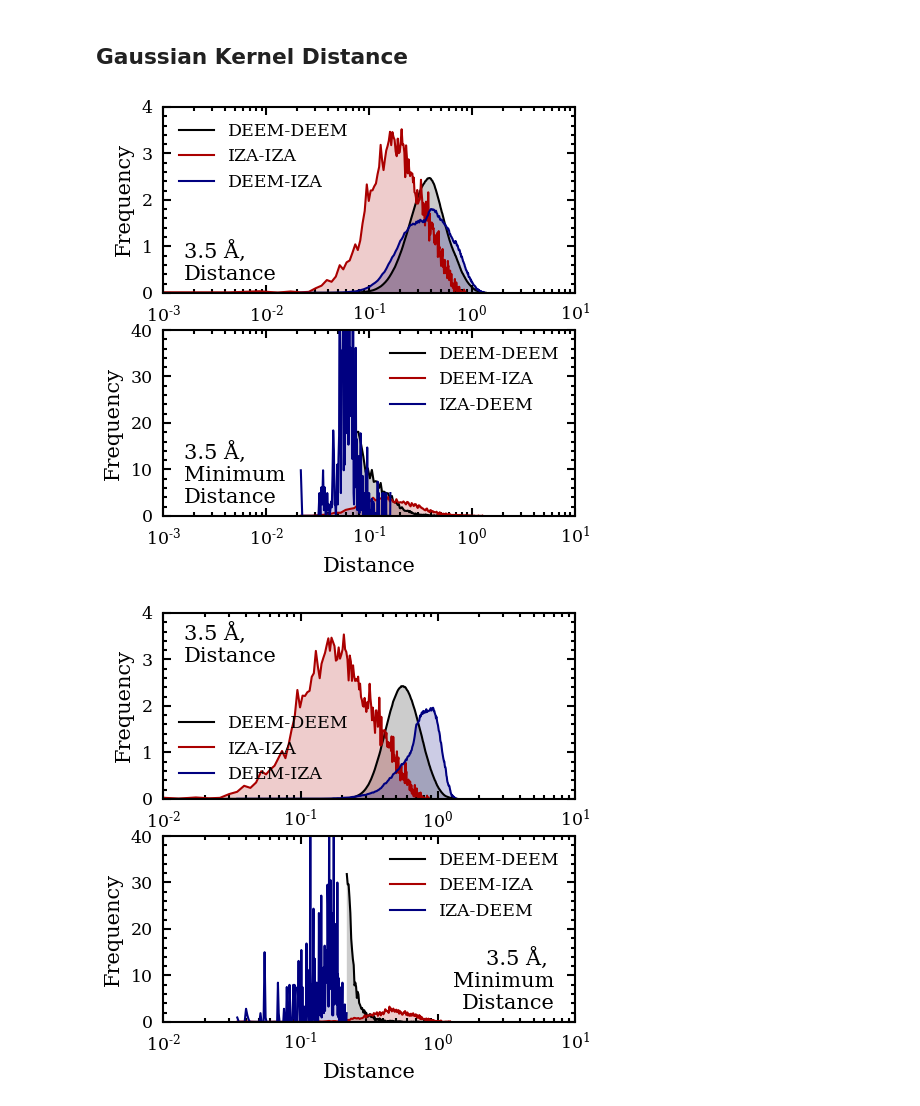
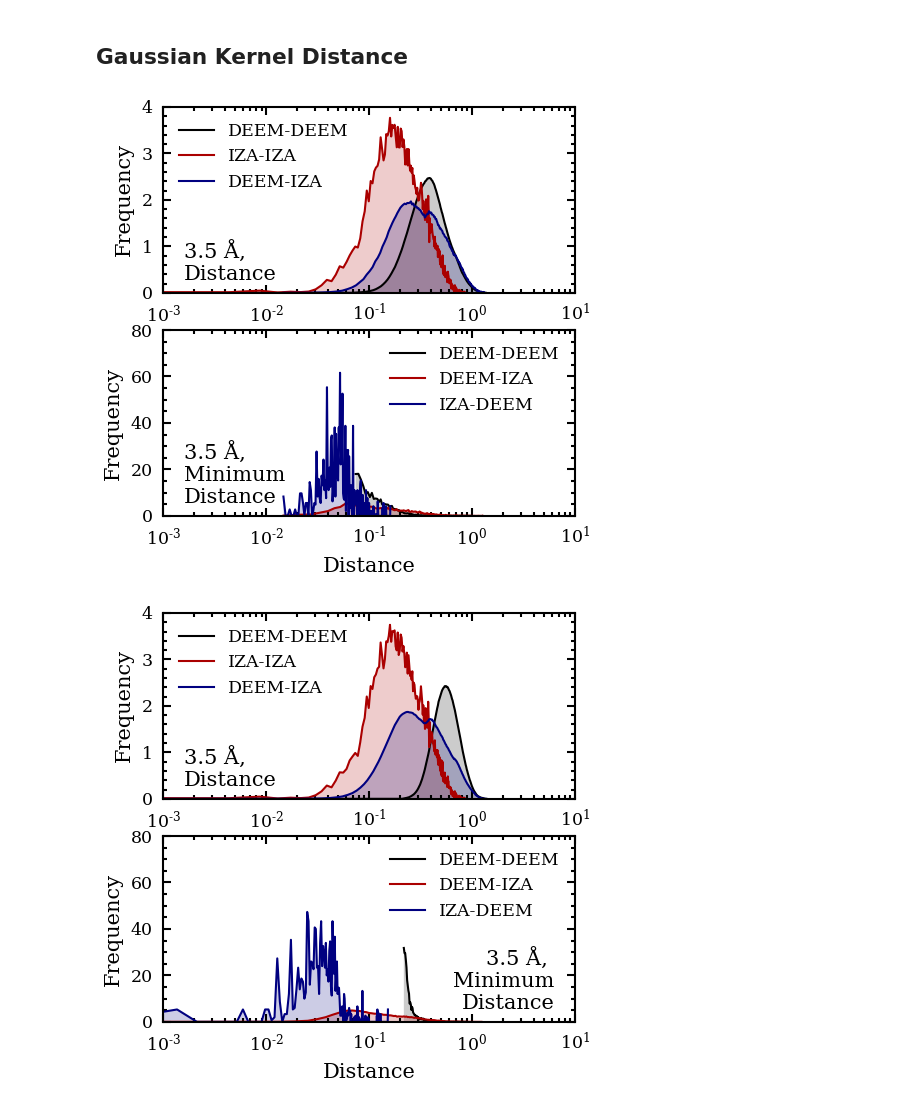
Before and after one commit to bhelfrecht/zeolites_iza-deem, a Jupyter notebook: Scripts/distanceHistograms-IZA_OPT.ipynb, the cells around one changed output. Drawn from its saved outputs; the diff is of its cells as text; code cells hidden in the pictures.

```diff
--- a/Scripts/distanceHistograms-IZA_OPT.ipynb
+++ b/Scripts/distanceHistograms-IZA_OPT.ipynb
@@ -248,10 +252,13 @@ figHist = plt.figure(figsize=(3.54, 3.54))
 axsDist = figHist.add_subplot(2, 1, 1)
 axsMinDist = figHist.add_subplot(2, 1, 2)
 
+for i in [axsDist, axsMinDist]:
+    i.set_ylabel('Frequency')
+
 axsMinDist.set_xlabel('Distance')
 axsDist.set_ylim([0.0, 15.0])
 axsDist.set_xlim([0.001, 1.0])
-axsMinDist.set_ylim([0.0, 125.0])
+axsMinDist.set_ylim([0.0, 250.0])
 axsMinDist.set_xlim([0.001, 1.0])
 axsMinDist.set_xscale('log')
 axsDist.set_xscale('log')
@@ -278,6 +285,7 @@ axsMinDist.text(0.05, 0.05, u'3.5 \u00c5, \nMinimum\nDistance', horizontalalignm
 axsDist.legend(frameon=False)
 axsMinDist.legend(frameon=False)
 
-#figHist.savefig('../Results/DEEM_1k/distances_3.5_linear_random.png', bbox_inches='tight')
+figHist.savefig('../Results/DEEM_1k/distances_3.5_linear_random.pdf', bbox_inches='tight')
+figHist.savefig('../Results/DEEM_1k/distances_3.5_linear_random.png', bbox_inches='tight')
 plt.show()
 # %% [output]
@@ -461,7 +472,7 @@ for i in [axsDist, axsMinDist]:
 axsMinDist.set_xlabel('Distance')
 axsDist.set_ylim([0.0, 4.0])
 axsDist.set_xlim([0.001, 10.0])
-axsMinDist.set_ylim([0.0, 40.0])
+axsMinDist.set_ylim([0.0, 80.0])
 axsMinDist.set_xlim([0.001, 10.0])
 axsMinDist.set_xscale('log')
 axsDist.set_xscale('log')
@@ -489,10 +500,11 @@ axsMinDist.text(0.05, 0.05, u'3.5 \u00c5, \nMinimum\nDistance', horizontalalignm
 axsDist.legend(frameon=False)
 axsMinDist.legend(frameon=False)
 
-#figHist.savefig('../Results/DEEM_1k/distances_3.5_Gaussian_FPS.png', bbox_inches='tight')
+figHist.savefig('../Results/DEEM_1k/distances_3.5_Gaussian_FPS.pdf', bbox_inches='tight')
+figHist.savefig('../Results/DEEM_1k/distances_3.5_Gaussian_FPS.png', bbox_inches='tight')
 plt.show()
 # %% [output]
-[figure, old version]
+[figure, new version]
 # %%
 # Load FPS-selected DEEM and IZA histograms, 3.5 A SOAP cutoff
 
@@ -512,39 +524,40 @@ for i in [axsDist, axsMinDist]:
     i.set_ylabel('Frequency')
 
 axsMinDist.set_xlabel('Distance')
 axsDist.set_ylim([0.0, 4.0])
-axsDist.set_xlim([0.01, 10.0])
-axsMinDist.set_ylim([0.0, 40.0])
-axsMinDist.set_xlim([0.01, 10.0])
+axsDist.set_xlim([0.001, 10.0])
+axsMinDist.set_ylim([0.0, 80.0])
+axsMinDist.set_xlim([0.001, 10.0])
 axsMinDist.set_xscale('log')
 axsDist.set_xscale('log')
 
 axsDist.plot(distDD[0], distDD[1], label='DEEM-DEEM')
 axsDist.plot(distII[0], distII[1], label='IZA-IZA')
 axsDist.plot(distDI[0], distDI[1], label='DEEM-IZA')
 axsDist.fill_between(distDD[0], distDD[1], alpha=0.2)
 axsDist.fill_between(distII[0], distII[1], alpha=0.2)
 axsDist.fill_between(distDI[0], distDI[1], alpha=0.2)
-axsDist.text(0.05, 0.95, u'3.5 \u00c5,\nDistance', horizontalalignment='left', verticalalignment='top',
+axsDist.text(0.05, 0.05, u'3.5 \u00c5,\nDistance', horizontalalignment='left', verticalalignment='bottom',
              transform=axsDist.transAxes, fontsize='medium')
 
 axsMinDist.plot(minDistDD[0], minDistDD[1], label='DEEM-DEEM')
 axsMinDist.plot(minDistDI[0], minDistDI[1], label='DEEM-IZA')
 axsMinDist.plot(minDistID[0], minDistID[1], label='IZA-DEEM')
 axsMinDist.fill_between(minDistDD[0], minDistDD[1], alpha=0.2)
 axsMinDist.fill_between(minDistDI[0], minDistDI[1], alpha=0.2)
 axsMinDist.fill_between(minDistID[0], minDistID[1], alpha=0.2)
 axsMinDist.text(0.95, 0.05, u'3.5 \u00c5, \nMinimum\nDistance', horizontalalignment='right', verticalalignment='bottom',
                 transform=axsMinDist.transAxes, fontsize='medium')
 
 
 axsDist.legend(frameon=False)
 axsMinDist.legend(frameon=False)
 
-#figHist.savefig('../Results/DEEM_10k/distances_3.5_Gaussian_FPS.png', bbox_inches='tight')
+figHist.savefig('../Results/DEEM_10k/distances_3.5_Gaussian_FPS.pdf', bbox_inches='tight')
+figHist.savefig('../Results/DEEM_10k/distances_3.5_Gaussian_FPS.png', bbox_inches='tight')
 plt.show()
 # %% [output]
-[figure, old version]
+[figure, new version]
 # %%
 # Load FPS-selected DEEM and IZA histograms, 6.0 A SOAP cutoff
 
```
Also changed, not shown: parts of 15 cells of this notebook, 4 other files.
